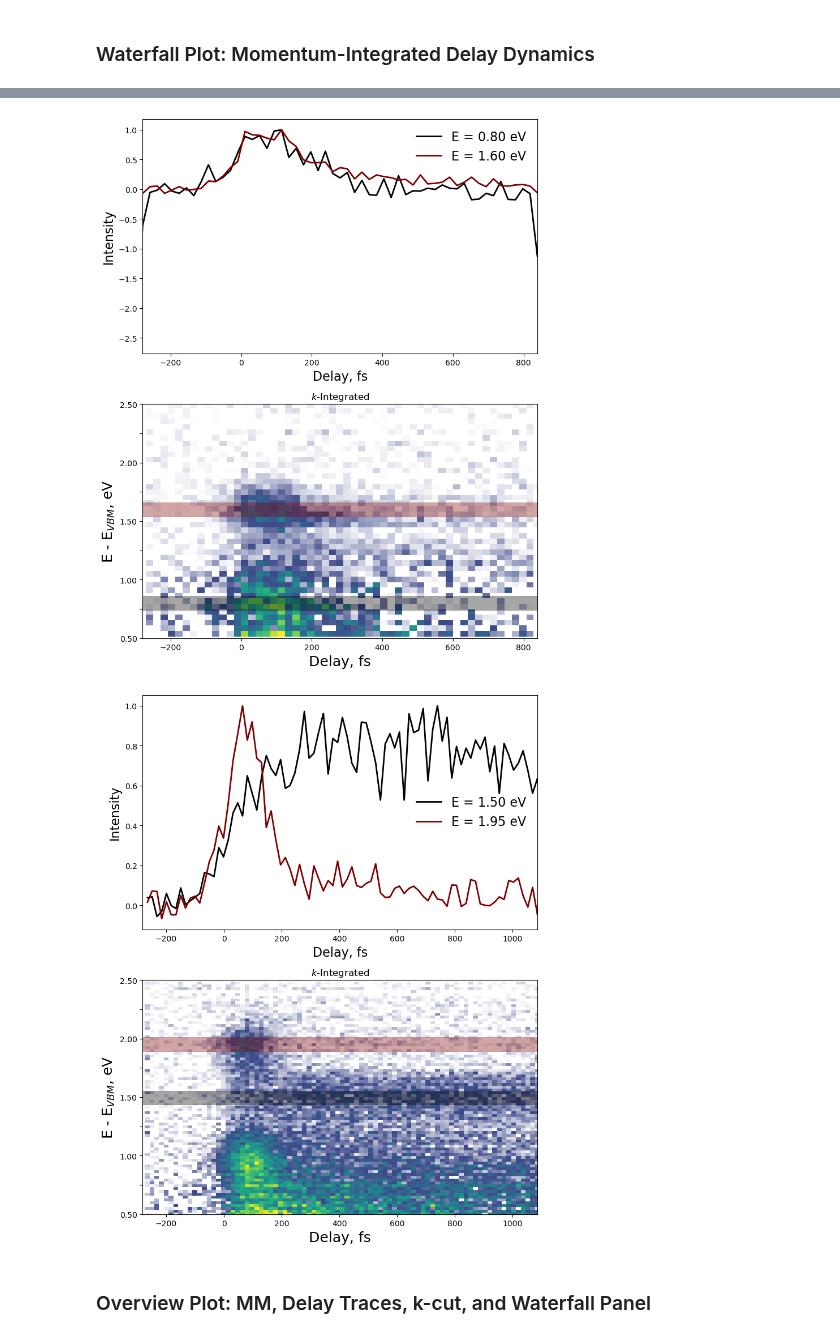
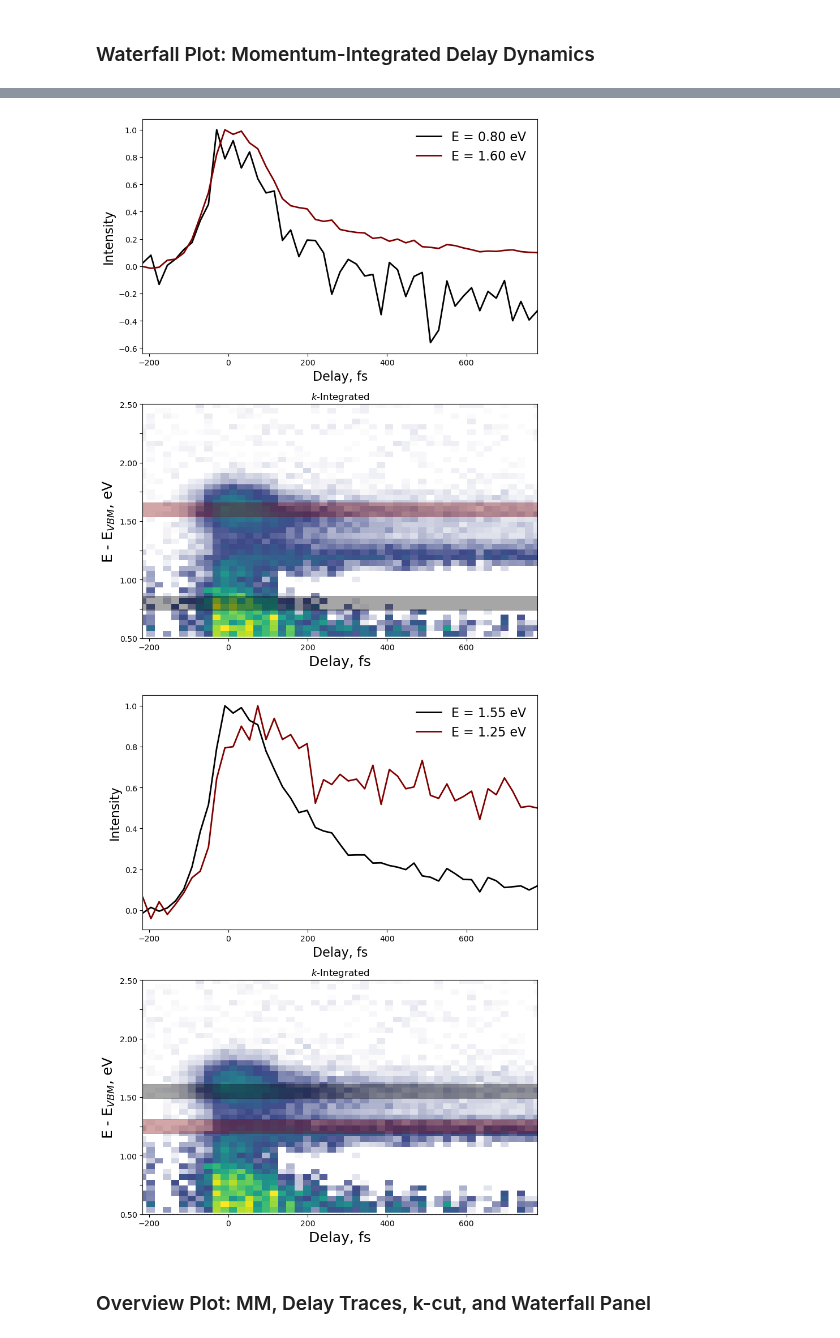
Before and after one commit to lawsonlloyd/mpes-analysis, a Jupyter notebook: mpes_Plot_Analysis.ipynb, the cells around one changed output, grey strips where cells are left out. Saved outputs shown, nothing was run; the diff lists cells and outputs as text; code cells hidden in the pictures.

```diff
--- a/mpes_Plot_Analysis.ipynb
+++ b/mpes_Plot_Analysis.ipynb
@@ -49,7 +46,7 @@ filename, offsets = 'Scan1063_binned.h5', [-4.5, 0]
 filename, offsets = 'Scan1064_binned.h5', [-4.75, 0]
 filename, offsets = 'Scan1076_binned.h5', [-0.4, 0]
 filename, offsets = 'Scan1095_binned.h5', [0, 0]
-filename, offsets = 'Scan1097_binned.h5', [0, 60]
+filename, offsets = 'Scan1097_binned.h5', [0, 0]
 # %% [markdown]
 ### Load the data, Generate Normalized and Difference Data
 # %%
@@ -58,7 +55,7 @@ data_loader = DataLoader(data_path + '//' + filename, offsets = offsets)
 I = data_loader.load()
 
 # Truncate and Normalize Data, if desired.
-#I = I.loc[{"delay":slice(-250,1100)}]
+I = I.loc[{"delay":slice(-250,780)}]
 I = I/np.max(I)
 
 # Normalize Each Time Step to the Total Volume Counts, if desired
@@ -251,13 +250,13 @@ tau_decay  =   246.7965 ± 24.6053
 fig, ax = plt.subplots()
 fig.set_size_inches(8, 6, forward=False)
 
-E, E_int = [1.1, 1.6], .12 # Energies for Plotting Time Traces ; 1st Energy for MM
+E, E_int = [1.25, 1.6], .12 # Energies for Plotting Time Traces ; 1st Energy for MM
 (kx, ky), (kx_int, ky_int) = (0, 0), (4, 4) # Central (kx, ky) point and k-integration
 
 mpes.plot_waterfall(
     I_diff, kx, kx_int, ky, ky_int,
     fig = fig, ax = ax,
-    cmap=cmap_LTL, scale=[0,1], energy_limits=[0.6,3], subtract_neg = True, neg_delays = [-250, -150]
+    cmap=cmap_LTL, scale=[0,1], energy_limits=[0.6,3], subtract_neg = True, neg_delays = [-300, -180]
 )
 
 colors = ['black', 'maroon']
@@ -307,7 +306,7 @@ for i in np.arange(len(E)):
                          edgecolor=colors[i], facecolor=colors[i], alpha = 0.35))
     ax[1].add_patch(rect3) #Add rectangle to plot
 # %% [output]
-[figure, old version]
+[figure, new version]
 # %%
 # Plot waterfall
 fig, ax = plt.subplots(2,1)
@@ -315,35 +314,35 @@ fig.set_size_inches(8, 10, forward=False)
 ax = ax.flatten()
 
 # Plot time traces
-E, E_int = [1.495, 1.95], .120 # Energies for Plotting Time Traces ; 1st Energy for MM
+E, E_int = [1.55, 1.25], .120 # Energies for Plotting Time Traces ; 1st Energy for MM
 (kx, ky), (kx_int, ky_int) = (0, 0), (4, 4) # Central (kx, ky) point and k-integration
 norm_trace = True
 subtract_neg = True
 neg_delays = [-250, -150]
 
 mpes.plot_time_traces(
     I, E, E_int, (kx, ky), (kx_int, ky_int),
     norm_trace, subtract_neg, neg_delays,
     fig = fig, ax = ax[0],
     colors = ['black', 'maroon'],
     fontsize=16
 )
 
 mpes.plot_waterfall(
     I_diff, kx, kx_int, ky, ky_int,
     fig = fig, ax = ax[1],
     cmap=cmap_LTL, scale=[0,1], energy_limits=[0.5,2.5]
 )
 
 colors = ['black', 'maroon']
 
 for i in np.arange(len(E)):
 
     rect3 = (Rectangle((-500, E[i]-E_int/2), 2000, E_int , linewidth=.5,\
                          edgecolor=colors[i], facecolor=colors[i], alpha = 0.35))
     ax[1].add_patch(rect3) #Add rectangle to plot
 # %% [output]
-[figure, old version]
+[figure, new version]
 # %% [markdown]
 ### Overview Plot: MM, Delay Traces, k-cut, and Waterfall Panel
 # %%
```
Also changed, not shown: parts of 6 cells of this notebook, 4 other files.
